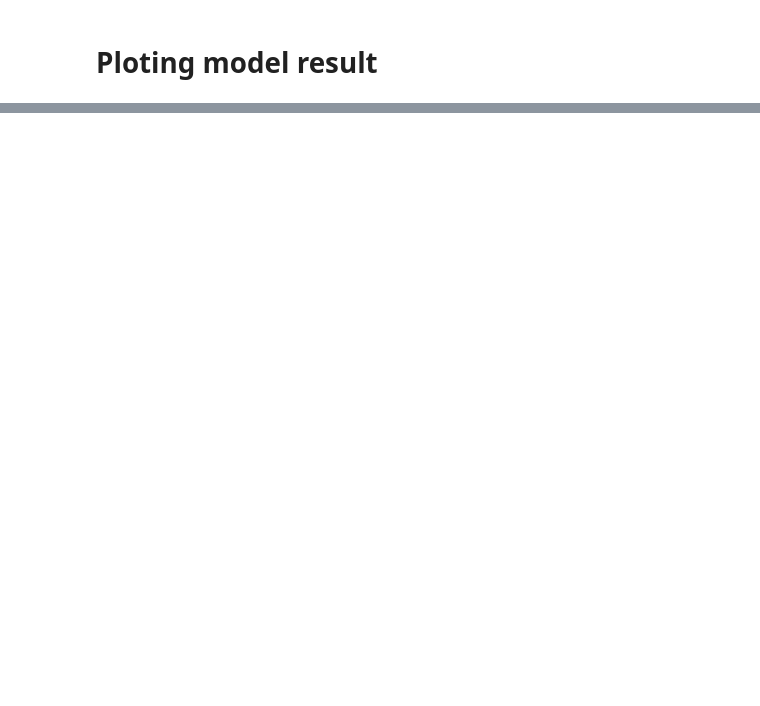
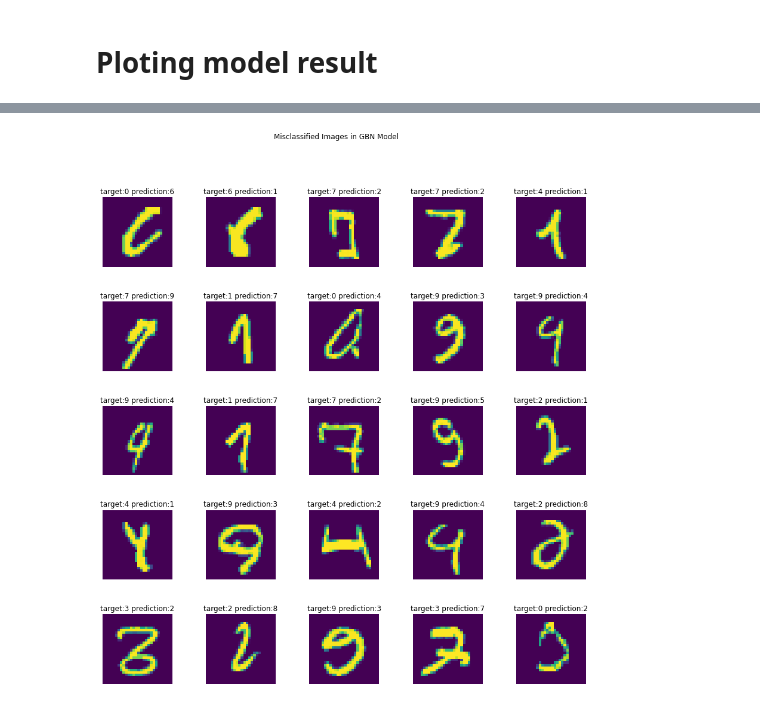
Before and after one commit to prachi735/EVA5, a Jupyter notebook: session6/EVA5_S6.ipynb, the cells around one changed output, grey strips where cells are left out. Drawn from its saved outputs; the diff is of its cells as text; code cells hidden in the pictures; blank space fills up the shorter version.

```diff
--- a/session6/EVA5_S6.ipynb
+++ b/session6/EVA5_S6.ipynb
@@ -511,0 +477,28 @@ for d in data:
+# %%
+test_images = []
+target_labels = []
+target_predictions = []
+for img, target in test_loader:
+  prediction = torch.argmax(gbn_model(img), dim=1)
+  test_images.append( img )
+  target_labels.append( target )
+  target_predictions.append( prediction )
+# %%
+test_images = torch.cat(test_images)
+target_labels = torch.cat(target_labels)
+target_predictions = torch.cat(target_predictions)
+misclassified_index = target_labels.ne(target_predictions).numpy()
+test_images = test_images[misclassified_index]
+target_labels = target_labels[misclassified_index]
+target_predictions = target_predictions[misclassified_index]
+# %%
+fig, axes = plt.subplots(nrows=5, ncols=5, figsize=(15,15))
+fig.subplots_adjust(hspace=0.5)
+fig.suptitle('Misclassified Images in GBN Model')
+
+for ax, image, target, prediction in zip(axes.flatten(), test_images,target_labels,target_predictions):
+    ax.imshow(image[0])
+    ax.set(title='target:{t} prediction:{p}'.format(t=target.item(),p=prediction.item()))
+    ax.axis('off')
+# %% [output]
+[figure, added]
```
Also changed, not shown: parts of 11 cells of this notebook.
